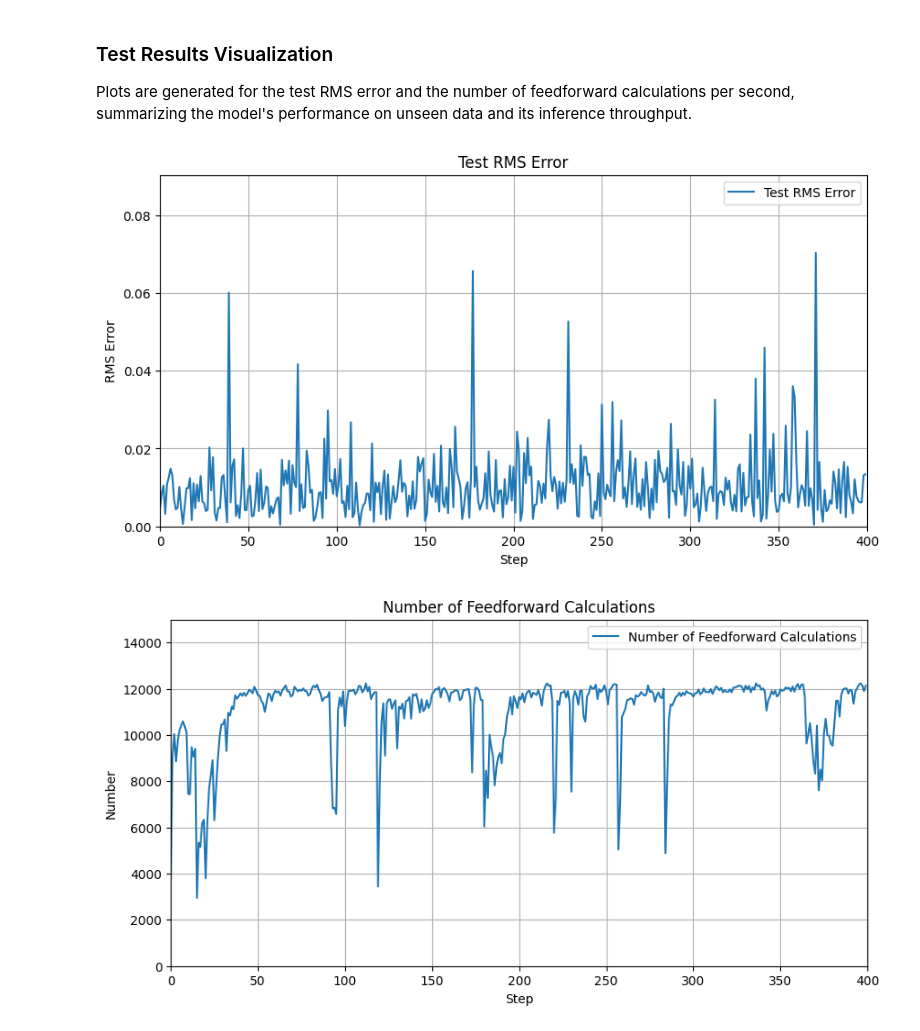
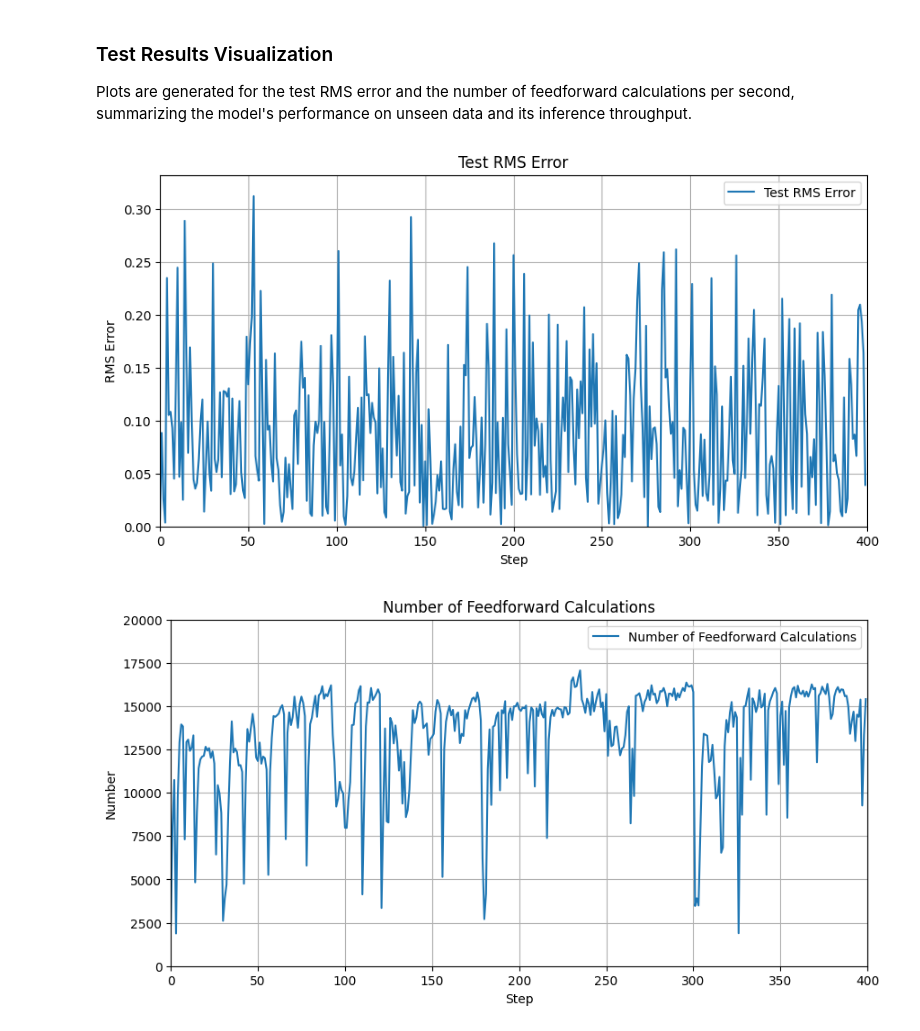
Before and after one commit to javidahmed64592/neural-network, a Jupyter notebook: examples/benchmark.ipynb, the cells around one changed output. Saved outputs shown, nothing was run; the diff lists cells and outputs as text; code cells hidden in the pictures.

```diff
--- a/examples/benchmark.ipynb
+++ b/examples/benchmark.ipynb
@@ -35,15 +36,15 @@ logger = logging.getLogger(__name__)
 rng = np.random.default_rng()
 # %%
 # Neural network parameters
-NUM_INPUTS = 8
-HIDDEN_LAYER_SIZES = [32, 16, 8]
+NUM_INPUTS = 16
+HIDDEN_LAYER_SIZES = [128, 64]
 NUM_OUTPUTS = 2
 INPUT_ACTIVATION = LinearActivation
-HIDDEN_ACTIVATION = SigmoidActivation
+HIDDEN_ACTIVATION = ReluActivation
 OUTPUT_ACTIVATION = LinearActivation
 WEIGHTS_RANGE = (-1, 1)
-BIAS_RANGE = (-0.1, 0.1)
-LR = 0.01
+BIAS_RANGE = (-1, 1)
+OPTIMIZER = AdamOptimizer(learning_rate=0.01, beta1=0.9, beta2=0.999, epsilon=1e-8)
 
 # Dataset parameters
 NUM_EPOCHS = 100
@@ -68,6 +69,7 @@ def count_trainable_parameters(layers: list[int]) -> int:
 
     return total_params
 
+
 logger.info("Creating neural network with the following parameters:")
 logger.info("Inputs: %s", NUM_INPUTS)
 logger.info("Hidden layers: %s", HIDDEN_LAYER_SIZES)
@@ -77,9 +79,10 @@ logger.info("Hidden activation: %s", HIDDEN_ACTIVATION.__name__)
 logger.info("Output activation: %s", OUTPUT_ACTIVATION.__name__)
 logger.info("Weights range: %s", WEIGHTS_RANGE)
 logger.info("Bias range: %s", BIAS_RANGE)
-logger.info("Learning rate: %s", LR)
-logger.info("Number of trainable parameters: %s", count_trainable_parameters(
-    [NUM_INPUTS, *HIDDEN_LAYER_SIZES, NUM_OUTPUTS]))
+logger.info("Optimizer: %s", OPTIMIZER.__class__.__name__)
+logger.info(
+    "Number of trainable parameters: %s", count_trainable_parameters([NUM_INPUTS, *HIDDEN_LAYER_SIZES, NUM_OUTPUTS])
+)
 
 input_layer = InputLayer(size=NUM_INPUTS, activation=INPUT_ACTIVATION)
 hidden_layers = [
@@ -90,5 +93,5 @@ output_layer = OutputLayer(
     size=NUM_OUTPUTS, activation=OUTPUT_ACTIVATION, weights_range=WEIGHTS_RANGE, bias_range=BIAS_RANGE
 )
 
-nn = NeuralNetwork.from_layers(layers=[input_layer, *hidden_layers, output_layer], lr=LR)
+nn = NeuralNetwork.from_layers(layers=[input_layer, *hidden_layers, output_layer], optimizer=OPTIMIZER)
 # %% [output]
@@ -276,21 +279,21 @@ Plots are generated for the test RMS error and the number of feedforward calcula
 # %%
 plot_results(
     results=test_errors,
     title="Test RMS Error",
     xlabel="Step",
     ylabel="RMS Error",
     xlim=(0, len(test_errors)),
     ylim=(0, np.max(test_errors) + 0.02),
 )
 
 plot_results(
     results=1 / np.array(times_per_feedforward),
     title="Number of Feedforward Calculations",
     xlabel="Step",
     ylabel="Number",
     xlim=(0, len(times_per_feedforward)),
-    ylim=(0, 15000),
+    ylim=(0, 20000),
 )
 # %% [output]
-[figure, old version]
+[figure, new version]
-[figure, old version]
+[figure, new version]
```
Also changed, not shown: parts of 6 cells of this notebook, 2 other files.
